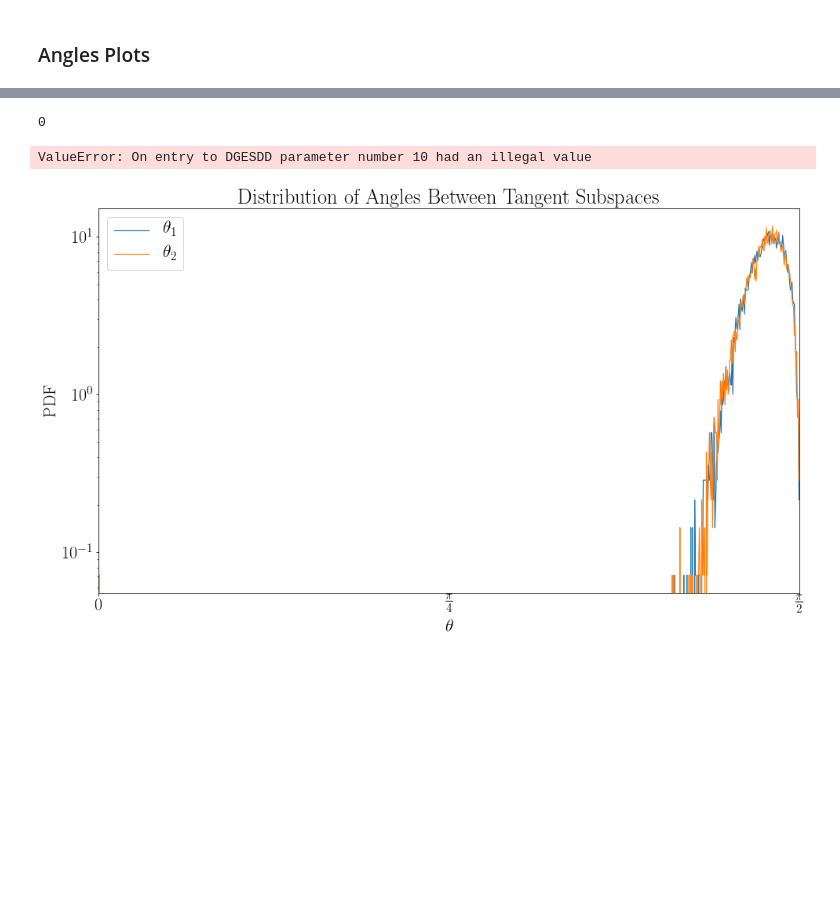
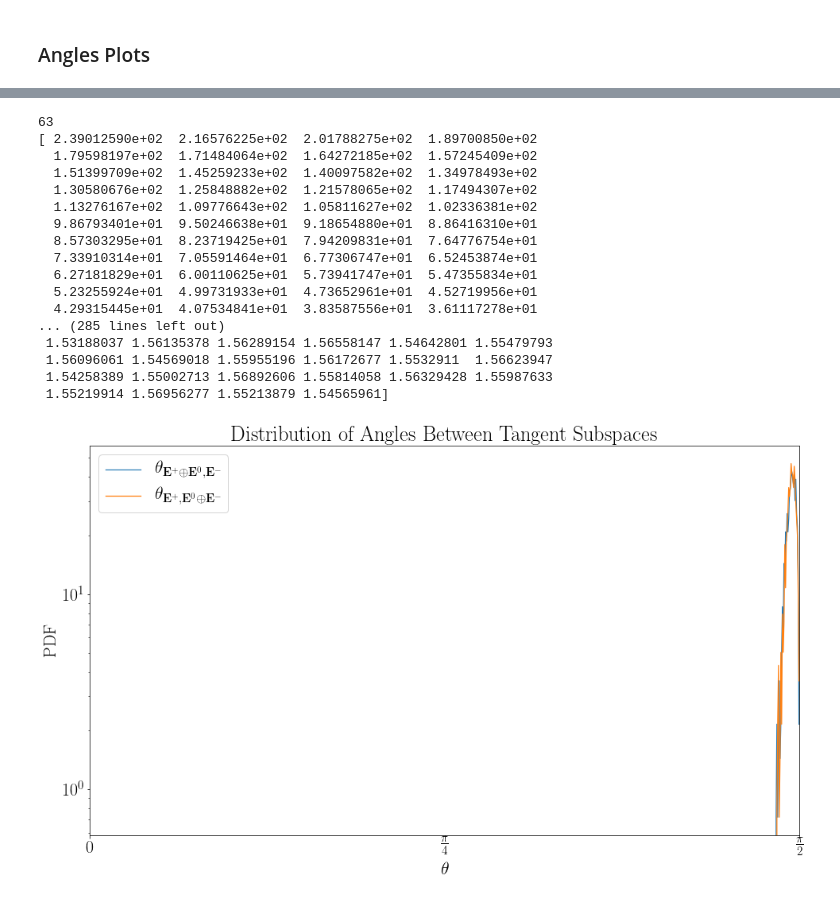
Before and after one commit to EndCar808/Burgers-Phase-Only-Model, a Jupyter notebook: Plotting/plot_clv.ipynb, the cells around one changed output, grey strips where cells are left out. Cells and saved outputs as stored; diff of their text form; code cells hidden in the pictures; blank space fills up the shorter version.

```diff
--- a/Plotting/plot_clv.ipynb
+++ b/Plotting/plot_clv.ipynb
@@ -371,41 +447,63 @@ plt.show()
 # %%
-def compute_angles_subspaces(A1, B1, A2, B2, num_clv_steps):
+def compute_angles_subspaces(A1, B1, num_clv_steps):
 
     angles1 = np.zeros((num_clv_steps))
-    angles2 = np.zeros((num_clv_steps))
 
-    for t in range(1, num_clv_steps):
+    for t in range(0, num_clv_steps):
         angles1[t] = subspace_angles(A1[t, :, :], B1[t, :, :])[0]
 
-        angles2[t] = subspace_angles(A2[t, :, :], B2[t, :, :])[0]
-
-    return angles1, angles2
+    return angles1
 # %%
-zeroindx = minindx_el[0]
-print(zeroindx)
-start = TIME.perf_counter()
-theta1, theta2 = compute_angles_subspaces(CLV[:, :, :zeroindx + 1], CLV[:, :, zeroindx + 1:], CLV[:, :, :zeroindx], CLV[:, :, zeroindx:], num_clv_steps)
-end = TIME.perf_counter()
-print("\nTime: {:5.8f}s\n\n".format(end - start))
+# %%timeit
+theta1 = compute_angles_subspaces(CLV[:, :, :zeroindx + 1], CLV[:, :, zeroindx + 1:], num_clv_steps)
+if zeroindx > 0:
+    theta2 = compute_angles_subspaces(CLV[:, :, :zeroindx], CLV[:, :, zeroindx:], num_clv_steps)
-# %% [output]
-0
-ValueError: On entry to DGESDD parameter number 10 had an illegal value
 # %%
+print(zeroindx)
+print(lce[-1, :])
+print(lce[-1, zeroindx])
+
+print()
+print(theta1)
+print(theta2)
+
+
 plt.figure()
 hist, bins  = np.histogram(theta1, range = (0.0, np.pi / 2.0), bins = 900, density = True);
 bin_centers = (bins[1:] + bins[:-1]) * 0.5
 plt.plot(bin_centers, hist)
-hist, bins  = np.histogram(theta2, range = (0.0, np.pi / 2.0), bins = 900, density = True);
-bin_centers = (bins[1:] + bins[:-1]) * 0.5
-plt.plot(bin_centers, hist)
+if zeroindx > 0:
+    hist, bins  = np.histogram(theta2, range = (0.0, np.pi / 2.0), bins = 900, density = True);
+    bin_centers = (bins[1:] + bins[:-1]) * 0.5
+    plt.plot(bin_centers, hist)
 plt.xlim(0.0, np.pi/2.0)
 plt.xlabel(r"$\theta$")
 plt.xticks([0.0, np.pi/4.0, np.pi/2.0],[r"$0$", r"$\frac{\pi}{4}$", r"$\frac{\pi}{2}$"]);
 plt.legend([r"$\theta_{1, 2}$", r"$\theta_{1,3}$", r"$\theta_{2,3}$"])
 plt.ylabel(r"PDF")
 plt.yscale("log")
-plt.legend([r"$\theta_1$", r"$\theta_2$"])
+if zeroindx == 0:
+    plt.legend([r"$\theta_{\mathbf{E}^0, \mathbf{E}^-}$"])
+else:
+    plt.legend([r"$\theta_{\mathbf{E}^+ \oplus \mathbf{E}^0, \mathbf{E}^-}$", r"$\theta_{\mathbf{E}^+, \mathbf{E}^0 \oplus \mathbf{E}^-}$"])
 plt.title(r"Distribution of Angles Between Tangent Subspaces")
 plt.show()
 # %% [output]
+63
+[ 2.39012590e+02  2.16576225e+02  2.01788275e+02  1.89700850e+02
+  1.79598197e+02  1.71484064e+02  1.64272185e+02  1.57245409e+02
+  1.51399709e+02  1.45259233e+02  1.40097582e+02  1.34978493e+02
+  1.30580676e+02  1.25848882e+02  1.21578065e+02  1.17494307e+02
+  1.13276167e+02  1.09776643e+02  1.05811627e+02  1.02336381e+02
+  9.86793401e+01  9.50246638e+01  9.18654880e+01  8.86416310e+01
+  8.57303295e+01  8.23719425e+01  7.94209831e+01  7.64776754e+01
+  7.33910314e+01  7.05591464e+01  6.77306747e+01  6.52453874e+01
+  6.27181829e+01  6.00110625e+01  5.73941747e+01  5.47355834e+01
+  5.23255924e+01  4.99731933e+01  4.73652961e+01  4.52719956e+01
+  4.29315445e+01  4.07534841e+01  3.83587556e+01  3.61117278e+01
+... (285 lines left out)
+ 1.53188037 1.56135378 1.56289154 1.56558147 1.54642801 1.55479793
+ 1.56096061 1.54569018 1.55955196 1.56172677 1.5532911  1.56623947
+ 1.54258389 1.55002713 1.56892606 1.55814058 1.56329428 1.55987633
+ 1.55219914 1.56956277 1.55213879 1.54565961]
-[figure, old version]
+[figure, new version]
```
Also changed, not shown: parts of 16 cells of this notebook, 10 other files.
